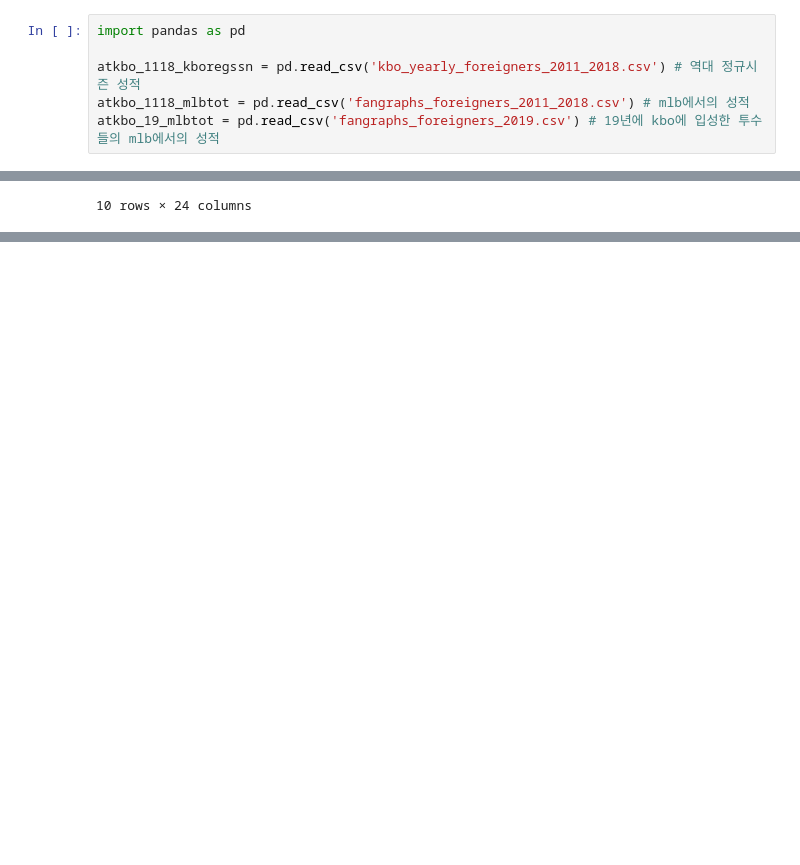
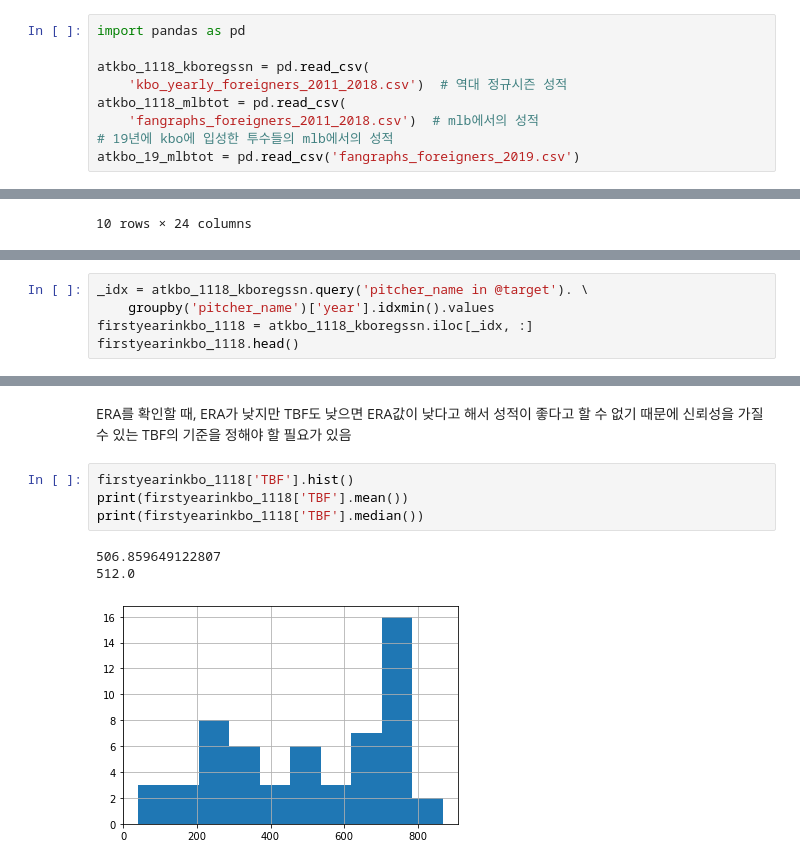
Before and after one commit to mg4432/Dacon-practice, a Jupyter notebook: kbo_foreigner/KBO 외국인 투수 스카우팅 최적화.ipynb, the cells around one changed output, grey strips where cells are left out. Saved outputs shown, nothing was run; the diff lists cells and outputs as text; blank space fills up the shorter version.

```diff
--- a/kbo_foreigner/KBO 외국인 투수 스카우팅 최적화.ipynb
+++ b/kbo_foreigner/KBO 외국인 투수 스카우팅 최적화.ipynb
@@ -6,9 +6,12 @@
 # %%
 import pandas as pd
 
-atkbo_1118_kboregssn = pd.read_csv('kbo_yearly_foreigners_2011_2018.csv') # 역대 정규시즌 성적
-atkbo_1118_mlbtot = pd.read_csv('fangraphs_foreigners_2011_2018.csv') # mlb에서의 성적
-atkbo_19_mlbtot = pd.read_csv('fangraphs_foreigners_2019.csv') # 19년에 kbo에 입성한 투수들의 mlb에서의 성적
+atkbo_1118_kboregssn = pd.read_csv(
+    'kbo_yearly_foreigners_2011_2018.csv')  # 역대 정규시즌 성적
+atkbo_1118_mlbtot = pd.read_csv(
+    'fangraphs_foreigners_2011_2018.csv')  # mlb에서의 성적
+# 19년에 kbo에 입성한 투수들의 mlb에서의 성적
+atkbo_19_mlbtot = pd.read_csv('fangraphs_foreigners_2019.csv')
 # %%
 print(atkbo_1118_kboregssn.shape)
 print(atkbo_1118_mlbtot.shape)
@@ -274,0 +350,5 @@ atkbo_1118_statcast.head(10)
+# %%
+_idx = atkbo_1118_kboregssn.query('pitcher_name in @target'). \
+    groupby('pitcher_name')['year'].idxmin().values
+firstyearinkbo_1118 = atkbo_1118_kboregssn.iloc[_idx, :]
+firstyearinkbo_1118.head()
@@ -274,0 +362,10 @@ atkbo_1118_statcast.head(10)
+# %% [markdown]
+ERA를 확인할 때, ERA가 낮지만 TBF도 낮으면 ERA값이 낮다고 해서 성적이 좋다고 할 수 없기 때문에 신뢰성을 가질 수 있는 TBF의 기준을 정해야 할 필요가 있음
+# %%
+firstyearinkbo_1118['TBF'].hist()
+print(firstyearinkbo_1118['TBF'].mean())
+print(firstyearinkbo_1118['TBF'].median())
+# %% [output]
+506.859649122807
+512.0
+[figure, added]
```
Also changed, not shown: parts of 50 cells of this notebook.
